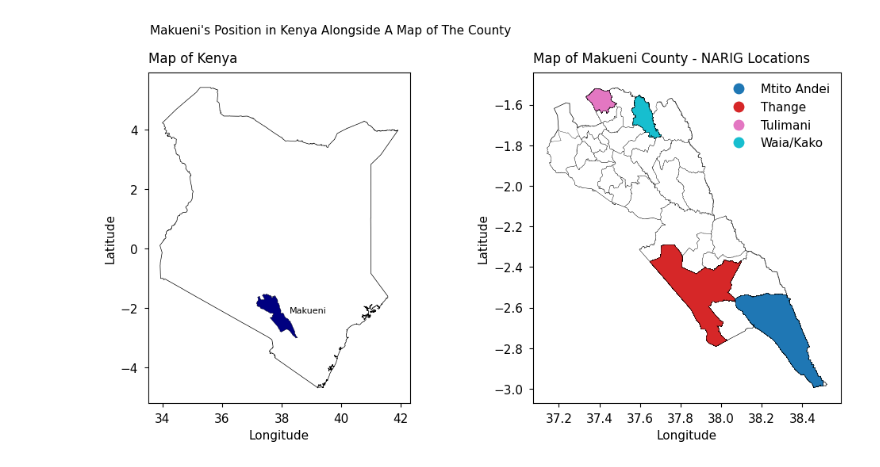
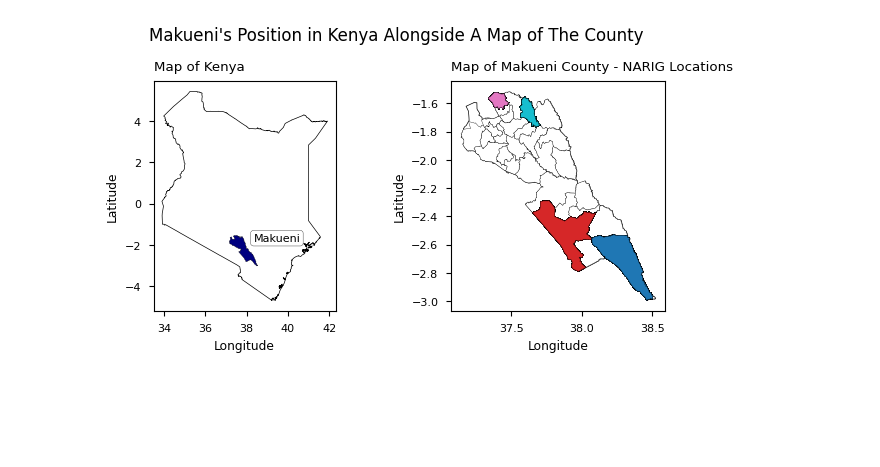
Before and after one commit to StephKisee/narigp-farmer-impact-study, a Jupyter notebook: notebooks/notebook.ipynb, the cells around one changed output. Saved outputs shown, nothing was run; the diff lists cells and outputs as text; code cells hidden in the pictures; blank space fills up the shorter version.

```diff
--- a/notebooks/notebook.ipynb
+++ b/notebooks/notebook.ipynb
@@ -20,13 +20,13 @@ plot_style = 'seaborn-v0_8-paper'
 plt.style.use(plot_style)
 plt.rcParams['grid.alpha'] = 0.25
 # plt.rcParams['font.family'] = font_family
-plt.rcParams['font.size'] = font_size
-plt.rcParams['axes.labelsize'] = font_size
-plt.rcParams['xtick.labelsize'] = font_size
-plt.rcParams['ytick.labelsize'] = font_size
-plt.rcParams['legend.fontsize'] = font_size
-plt.rcParams['figure.titlesize'] = font_size
-plt.rcParams['axes.titlesize'] = font_size + 1
+# plt.rcParams['font.size'] = font_size
+# plt.rcParams['axes.labelsize'] = font_size
+# plt.rcParams['xtick.labelsize'] = font_size
+# plt.rcParams['ytick.labelsize'] = font_size
+# plt.rcParams['legend.fontsize'] = font_size
+# plt.rcParams['figure.titlesize'] = font_size
+# plt.rcParams['axes.titlesize'] = font_size + 1
 # plt.rcParams['axes.spines.top'] = True
 # plt.rcParams['axes.spines.right'] = True
 plt.rcParams['figure.constrained_layout.use'] = True
@@ -212,6 +206,6 @@ None
 # %%
 # Create a single figure
-fig, ax = plt.subplots(1,2, figsize=(10, 5))
+fig, ax = plt.subplots(1,2, figsize=(6, 3))
 
 # Plot Kenya
 kenya.plot(ax=ax[0], color='white', edgecolor='black', linewidth=0.5)
@@ -223,42 +217,54 @@ makueni_county.plot(ax=ax[0], color='navy', edgecolor='black')
 # Annotate Makueni County
 centroid = makueni_county.iloc[0].geometry.centroid
 annotation = ax[0].annotate('Makueni', xy=(centroid.x, centroid.y),
-               xytext=(30, 0), textcoords="offset points", color='black', fontsize=8, ha='center')
+               xytext=(25, 5), textcoords="offset points", color='black', fontsize=8, ha='center',
+            bbox=dict(boxstyle='round', fc='white', ec='black', pad=0.25))
 
 # Plot Makueni County separately
 makueni_county.plot(ax=ax[1], color='white', edgecolor='black', linewidth=0.5)
 ax[1].set_title('Map of Makueni County - NARIG Locations', y=1.01, loc='left')  # Set title alignment to left
 
 # Plot Makueni wards
 makueni_wards.plot(ax=ax[1], color='white', edgecolor='black', linewidth=0.25)
 
 # Annotate Makueni County in the second plot
 # annotation2 = ax[1].annotate('Makueni', xy=(makueni_county.geometry.centroid.x, makueni_county.geometry.centroid.y),
 #xytext=(30, 0), textcoords="offset points", color='black', fontsize=8, ha='center')
 
 # Plot survey points
-survey.plot('ward', ax=ax[1], edgecolor='black', legend=True)
+survey.plot('ward', ax=ax[1], edgecolor='black', legend=False)
 
 # Remove legend border
-ax[1].get_legend().get_frame().set_linewidth(0)
+
 
 # Add titles and labels
-fig.suptitle("Makueni's Position in Kenya Alongside A Map of The County", x=0.08, y=1.06, ha='left')  # Set title alignment to left
+fig.suptitle("Makueni's Position in Kenya Alongside A Map of The County", x=0.08, y=1.1, ha='left')  # Set title alignment to left
 ax[0].set_xlabel('Longitude')
 ax[0].set_ylabel('Latitude')
 ax[1].set_xlabel('Longitude')
 ax[1].set_ylabel('Latitude')
 
 # Add scale bar
 #scalebar = gpd.GeoSeries(LineString([(0.9, 0.1), (1.1, 0.1)]), crs=kenya.crs)
 #scalebar.plot(ax=ax[0], color='black', linewidth=2)
 
 # Move legend lower
-# ax[1].legend(loc='center', bbox_to_anchor=(0.75, 0.5), ncol=1)
+# ax[1].get_legend().set_bbox_to_anchor((0.525, 0.33))
+# # ax[1].get_legend().set_title('Ward')
+# # Reduce the size of the legend
+# ax[1].get_legend().get_title().set_fontsize(8)
+# for t in ax[1].get_legend().texts:
+#     t.set_fontsize(8)
+
+# Remove axes
+# ax[0].set_axis_off()
+# ax[1].set_axis_off()
+
+# Add a border to the figure
+fig.patch.set_edgecolor('black')
+
 
 plt.show()
-
-# plt.rcParams('Default')
 # %% [output]
-[figure, old version]
+[figure, new version]
 # %%
```
Also changed, not shown: parts of 9 cells of this notebook.
